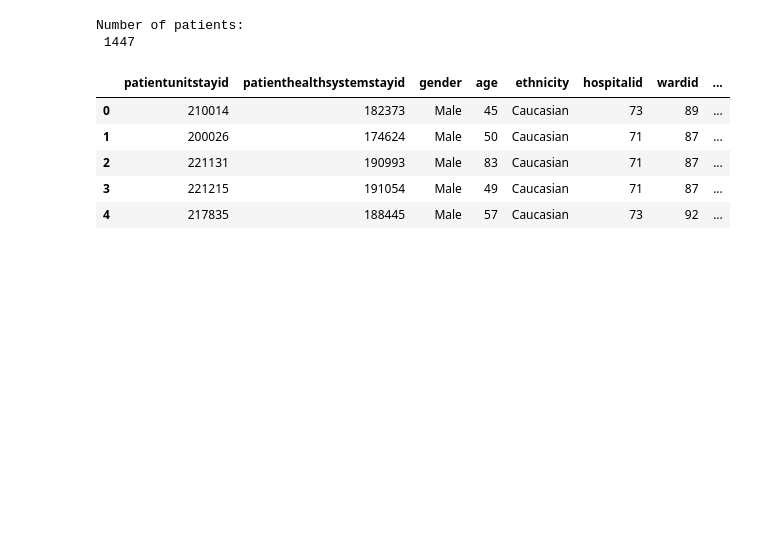
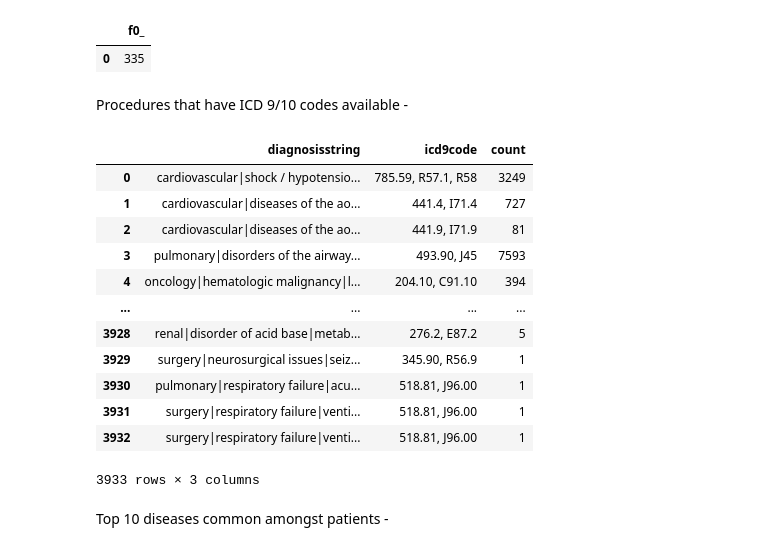
Before and after one commit to sumaiya08/clinical-decision-support, a Jupyter notebook: EDA.ipynb, the cells around one changed output. Cells and saved outputs as stored; diff of their text form; code cells hidden in the pictures; blank space fills up the shorter version.

```diff
--- a/EDA.ipynb
+++ b/EDA.ipynb
@@ -21,12 +36,7 @@ FROM `physionet-data.eicu_crd_demo.patient`
-# %%
-print('Number of patients: \n', len(patient))
-patient.head()
-# %% [output]
-Number of patients:
- 1447
-|  | patientunitstayid | patienthealthsystemstayid | gender | age | ethnicity | hospitalid | wardid | ... |
-| 0 | 210014 | 182373 | Male | 45 | Caucasian | 73 | 89 | ... |
-| 1 | 200026 | 174624 | Male | 50 | Caucasian | 71 | 87 | ... |
-| 2 | 221131 | 190993 | Male | 83 | Caucasian | 71 | 87 | ... |
-| 3 | 221215 | 191054 | Male | 49 | Caucasian | 71 | 87 | ... |
-| 4 | 217835 | 188445 | Male | 57 | Caucasian | 73 | 92 | ... |
+# %%
+totalicu
+# %% [output]
+|  | f0_ |
+| 0 | 335 |
+# %% [markdown]
+Procedures that have ICD 9/10 codes available -
@@ -32,0 +49,18 @@ Number of patients:
+# %%
+icdcode
+# %% [output]
+|  | diagnosisstring | icd9code | count |
+| 0 | cardiovascular|shock / hypotensio... | 785.59, R57.1, R58 | 3249 |
+| 1 | cardiovascular|diseases of the ao... | 441.4, I71.4 | 727 |
+| 2 | cardiovascular|diseases of the ao... | 441.9, I71.9 | 81 |
+| 3 | pulmonary|disorders of the airway... | 493.90, J45 | 7593 |
+| 4 | oncology|hematologic malignancy|l... | 204.10, C91.10 | 394 |
+| ... | ... | ... | ... |
+| 3928 | renal|disorder of acid base|metab... | 276.2, E87.2 | 5 |
+| 3929 | surgery|neurosurgical issues|seiz... | 345.90, R56.9 | 1 |
+| 3930 | pulmonary|respiratory failure|acu... | 518.81, J96.00 | 1 |
+| 3931 | surgery|respiratory failure|venti... | 518.81, J96.00 | 1 |
+| 3932 | surgery|respiratory failure|venti... | 518.81, J96.00 | 1 |
+3933 rows × 3 columns
+# %% [markdown]
+Top 10 diseases common amongst patients -
```
Also changed, not shown: parts of 30 cells of this notebook.
